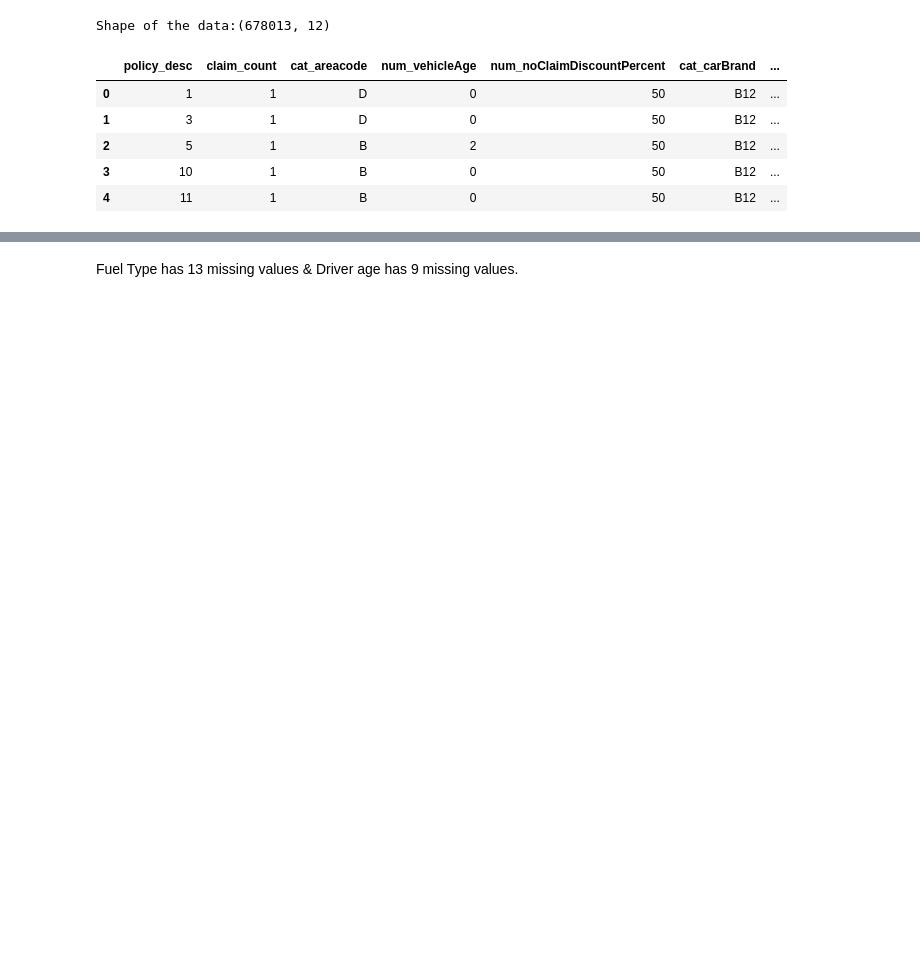
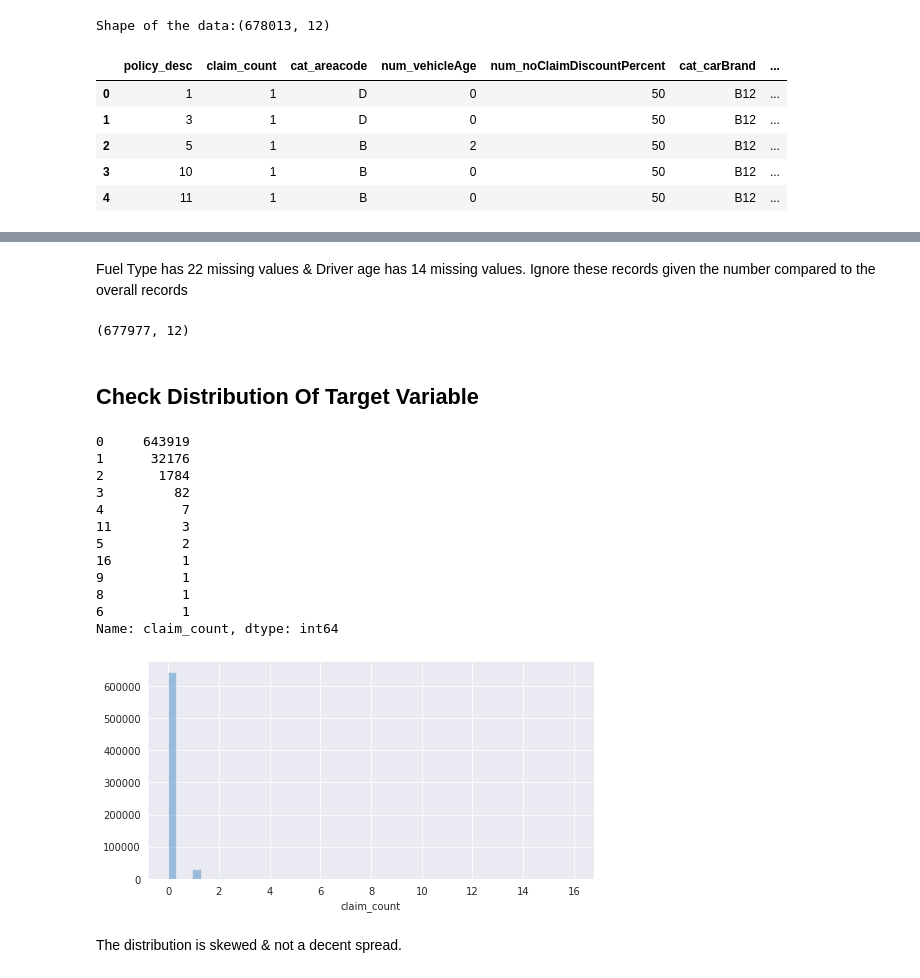
Before and after one commit to SaiPavanKumarB/Liberty-Insurance-Case-Study, a Jupyter notebook: Liberty_Insurance_Case_Study.ipynb, the cells around one changed output, grey strips where cells are left out. Drawn from its saved outputs; the diff is of its cells as text; code cells hidden in the pictures; blank space fills up the shorter version.

```diff
--- a/Liberty_Insurance_Case_Study.ipynb
+++ b/Liberty_Insurance_Case_Study.ipynb
@@ -7,3 +36,13 @@ import matplotlib.pyplot as plt
 %matplotlib inline
 
 import seaborn as sns
+sns.set_palette('tab10')
+sns.set_style('darkgrid')
+
+from google.colab import files
+import io
+import warnings
+import re
+warnings.filterwarnings('ignore')
+
+from sklearn.impute import KNNImputer
@@ -59,3 +102,31 @@ num_driverAge                  9
 dtype: int64
 # %% [markdown]
-Fuel Type has 13 missing values & Driver age has 9 missing values.
+Fuel Type has 22 missing values & Driver age has 14 missing values.
+Ignore these records given the number compared to the overall records
+# %%
+Input_df.dropna(inplace=True)
+print(Input_df.shape)
+# %% [output]
+(677977, 12)
+# %% [markdown]
+## Check Distribution Of Target Variable
+# %%
+plt.figure(figsize=(8,4))
+sns.distplot(Input_df['claim_count'],kde=False)
+print(Input_df['claim_count'].value_counts())
+# %% [output]
+0     643919
+1      32176
+2       1784
+3         82
+4          7
+11         3
+5          2
+16         1
+9          1
+8          1
+6          1
+Name: claim_count, dtype: int64
+[figure, added]
+# %% [markdown]
+The distribution is skewed & not a decent spread.
```
Also changed, not shown: parts of 34 cells of this notebook.
